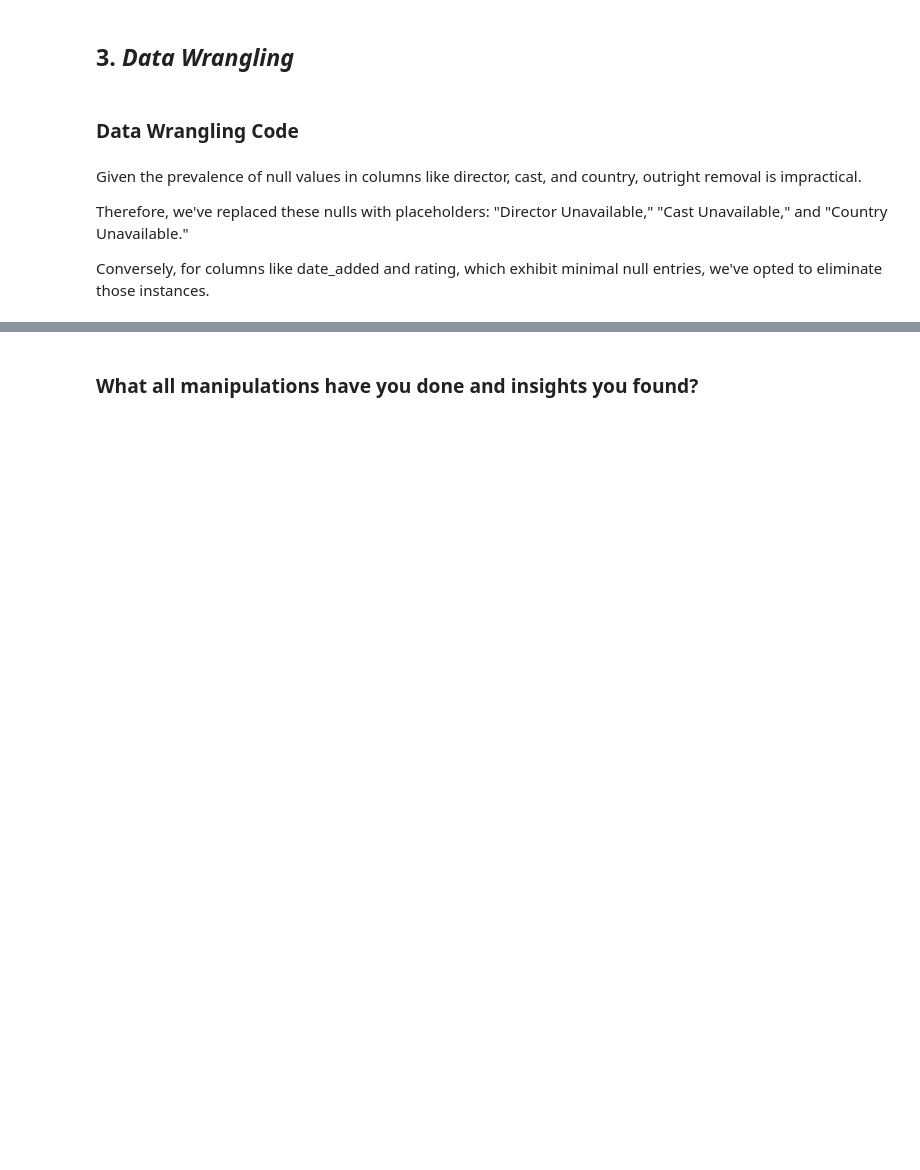
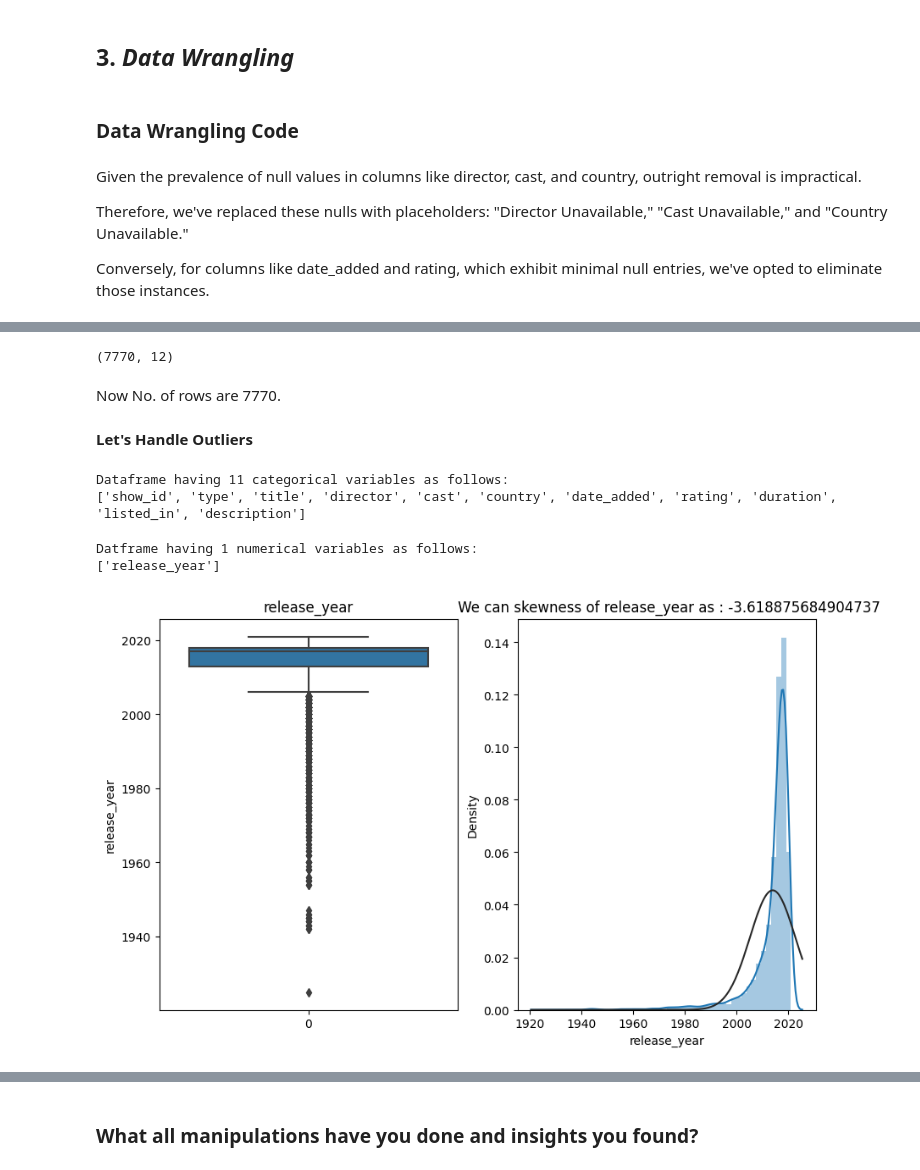
Before and after one commit to KiranKokateGitHub/Netflix-Movies-and-TV-Shows-Clustering_UnsupervisedML, a Jupyter notebook: Kiran_unsupervisedML.ipynb, the cells around one changed output, grey strips where cells are left out. Drawn from its saved outputs; the diff is of its cells as text; code cells hidden in the pictures; blank space fills up the shorter version.

Commit message:
Removed outliers

```diff
--- a/Kiran_unsupervisedML.ipynb
+++ b/Kiran_unsupervisedML.ipynb
@@ -423,0 +441,47 @@ Conversely, for columns like date_added and rating, which exhibit minimal null e
+# %%
+# Let's check shape of null free dataset.
+nfdf.shape
+# %% [output]
+(7770, 12)
+# %% [markdown]
+Now No. of rows are 7770.
+# %% [markdown]
+**Let's Handle Outliers**
+# %%
+# Let's find Categorical variables present the dataframe
+cat_var = [var for var in nfdf.describe(include='object')]
+print(f'Dataframe having {len(cat_var)} categorical variables as follows:')
+print(cat_var)
+# %% [output]
+Dataframe having 11 categorical variables as follows:
+['show_id', 'type', 'title', 'director', 'cast', 'country', 'date_added', 'rating', 'duration', 'listed_in', 'description']
+# %%
+# Let's Find numerical variables presen in the dataframe
+num_var = [var for var in nfdf.columns if var not in cat_var]
+print(f'Datframe having {len(num_var)} numerical variables as follows:')
+print(num_var)
+# %% [output]
+Datframe having 1 numerical variables as follows:
+['release_year']
+# %%
+# Let's Check for outliers in numerical data typed variables by using boxplot
+
+# Import library to check normality in distribution
+from scipy.stats import norm
+
+# Let's Plot Box and Distribution plot using 'for' loop
+
+for var in num_var:
+    plt.figure(figsize=(10,6))
+    plt.subplot(1,2,1)
+    ax=sns.boxplot(data = nfdf[var])
+    ax.set_title(f'{var}')
+    ax.set_ylabel(var)
+
+    plt.subplot(1,2,2)
+    ax=sns.distplot(nfdf[var], fit=norm)
+    ax.set_title(f' We can skewness of {var} as : {nfdf[var].skew()}')
+    ax.set_xlabel(var)
+    plt.show()
+# %% [output]
+[figure, added]
```
Also changed, not shown: parts of 4 cells of this notebook.
